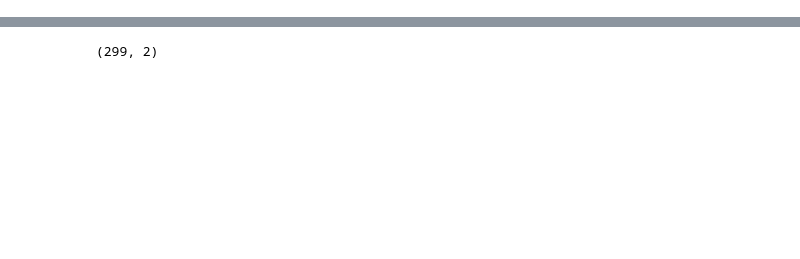
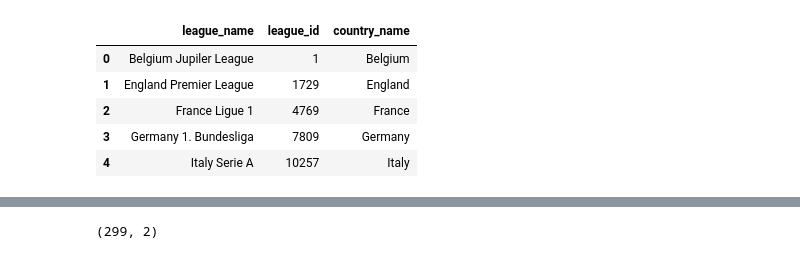
Before and after one commit to ravi7522/Football-Prediction, a Jupyter notebook: data_preprocessing_table_merge.ipynb, the cells around one changed output, grey strips where cells are left out. Cells and saved outputs as stored; diff of their text form; code cells hidden in the pictures; blank space fills up the shorter version.

```diff
--- a/data_preprocessing_table_merge.ipynb
+++ b/data_preprocessing_table_merge.ipynb
@@ -90,0 +64,9 @@ df_merged_all_table.drop_duplicates(inplace=True)
+# %%
+df_merged_all_table.head()
+# %% [output]
+|  | league_name | league_id | country_name |
+| 0 | Belgium Jupiler League | 1 | Belgium |
+| 1 | England Premier League | 1729 | England |
+| 2 | France Ligue 1 | 4769 | France |
+| 3 | Germany 1. Bundesliga | 7809 | Germany |
+| 4 | Italy Serie A | 10257 | Italy |
```
Also changed, not shown: parts of 29 cells of this notebook, 1 other file.
